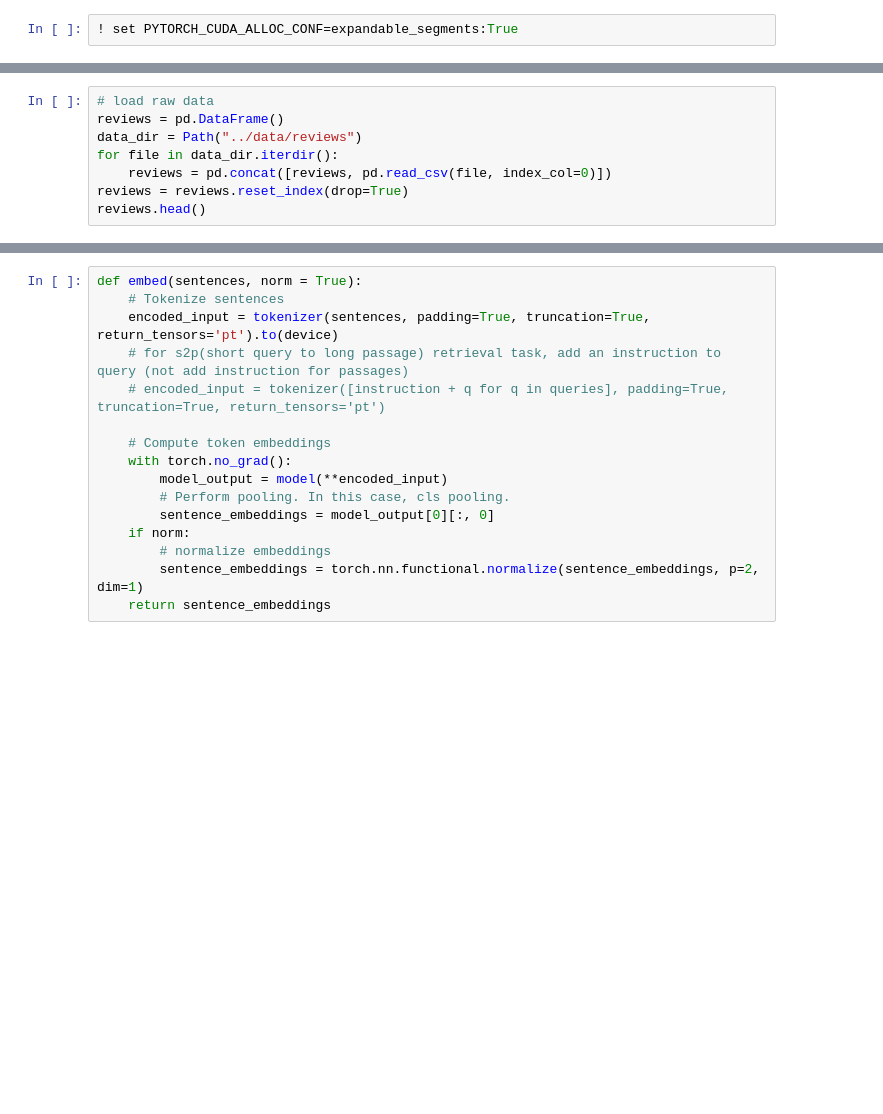
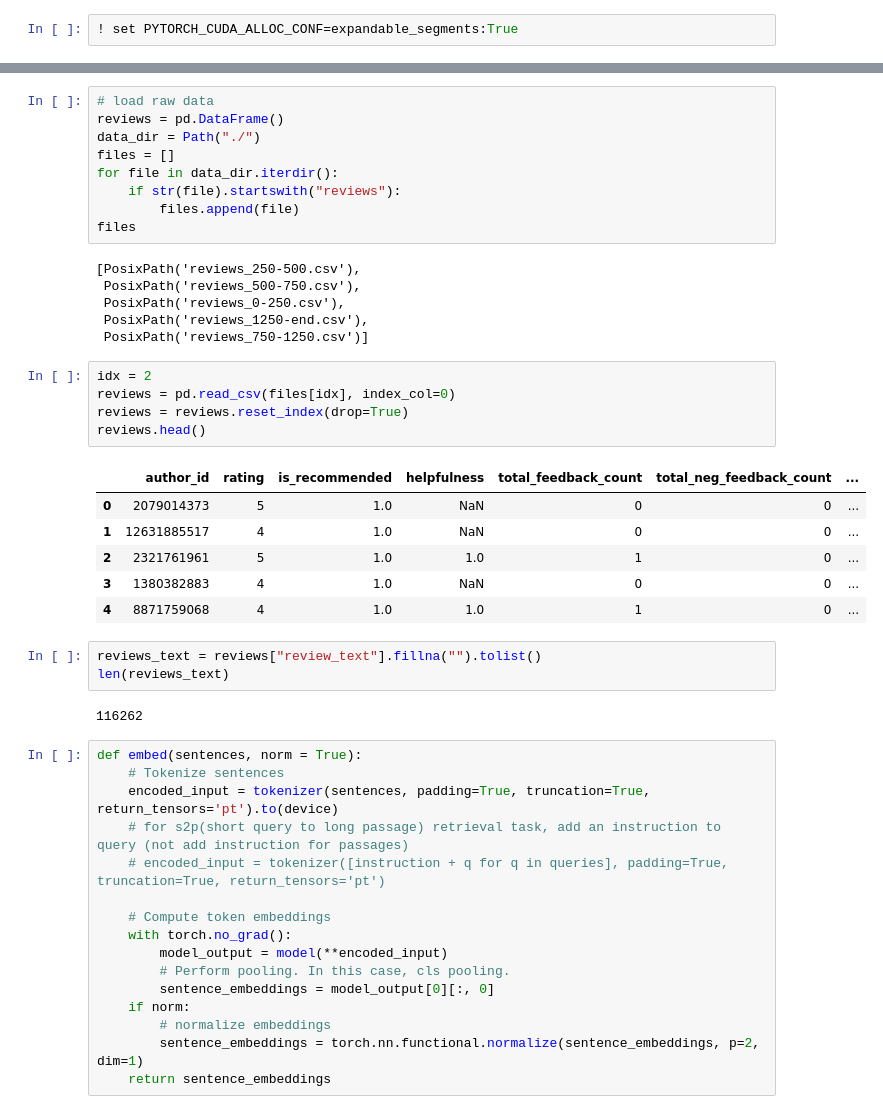
Before and after one commit to aishwaryapanchal/skincare_ml, a Jupyter notebook: notebooks/text_embed.ipynb, the cells around one changed output, grey strips where cells are left out. Saved outputs shown, nothing was run; the diff lists cells and outputs as text; blank space fills up the shorter version.

```diff
--- a/notebooks/text_embed.ipynb
+++ b/notebooks/text_embed.ipynb
@@ -21,8 +44,0 @@ torch.cuda.memory_allocated()
-# %%
-# load raw data
-reviews = pd.DataFrame()
-data_dir = Path("../data/reviews")
-for file in data_dir.iterdir():
-    reviews = pd.concat([reviews, pd.read_csv(file, index_col=0)])
-reviews = reviews.reset_index(drop=True)
-reviews.head()
@@ -63,3 +72,35 @@ BertModel(
+# %%
+# load raw data
+reviews = pd.DataFrame()
+data_dir = Path("./")
+files = []
+for file in data_dir.iterdir():
+    if str(file).startswith("reviews"):
+        files.append(file)
+files
+# %% [output]
+[PosixPath('reviews_250-500.csv'),
+ PosixPath('reviews_500-750.csv'),
+ PosixPath('reviews_0-250.csv'),
+ PosixPath('reviews_1250-end.csv'),
+ PosixPath('reviews_750-1250.csv')]
+# %%
+idx = 2
+reviews = pd.read_csv(files[idx], index_col=0)
+reviews = reviews.reset_index(drop=True)
+reviews.head()
+# %% [output]
+|  | author_id | rating | is_recommended | helpfulness | total_feedback_count | total_neg_feedback_count | ... |
+| 0 | 2079014373 | 5 | 1.0 | NaN | 0 | 0 | ... |
+| 1 | 12631885517 | 4 | 1.0 | NaN | 0 | 0 | ... |
+| 2 | 2321761961 | 5 | 1.0 | 1.0 | 1 | 0 | ... |
+| 3 | 1380382883 | 4 | 1.0 | NaN | 0 | 0 | ... |
+| 4 | 8871759068 | 4 | 1.0 | 1.0 | 1 | 0 | ... |
+# %%
+reviews_text = reviews["review_text"].fillna("").tolist()
+len(reviews_text)
+# %% [output]
+116262
 # %%
 def embed(sentences, norm = True):
     # Tokenize sentences
```
Also changed, not shown: parts of 19 cells of this notebook, 2 other files.
